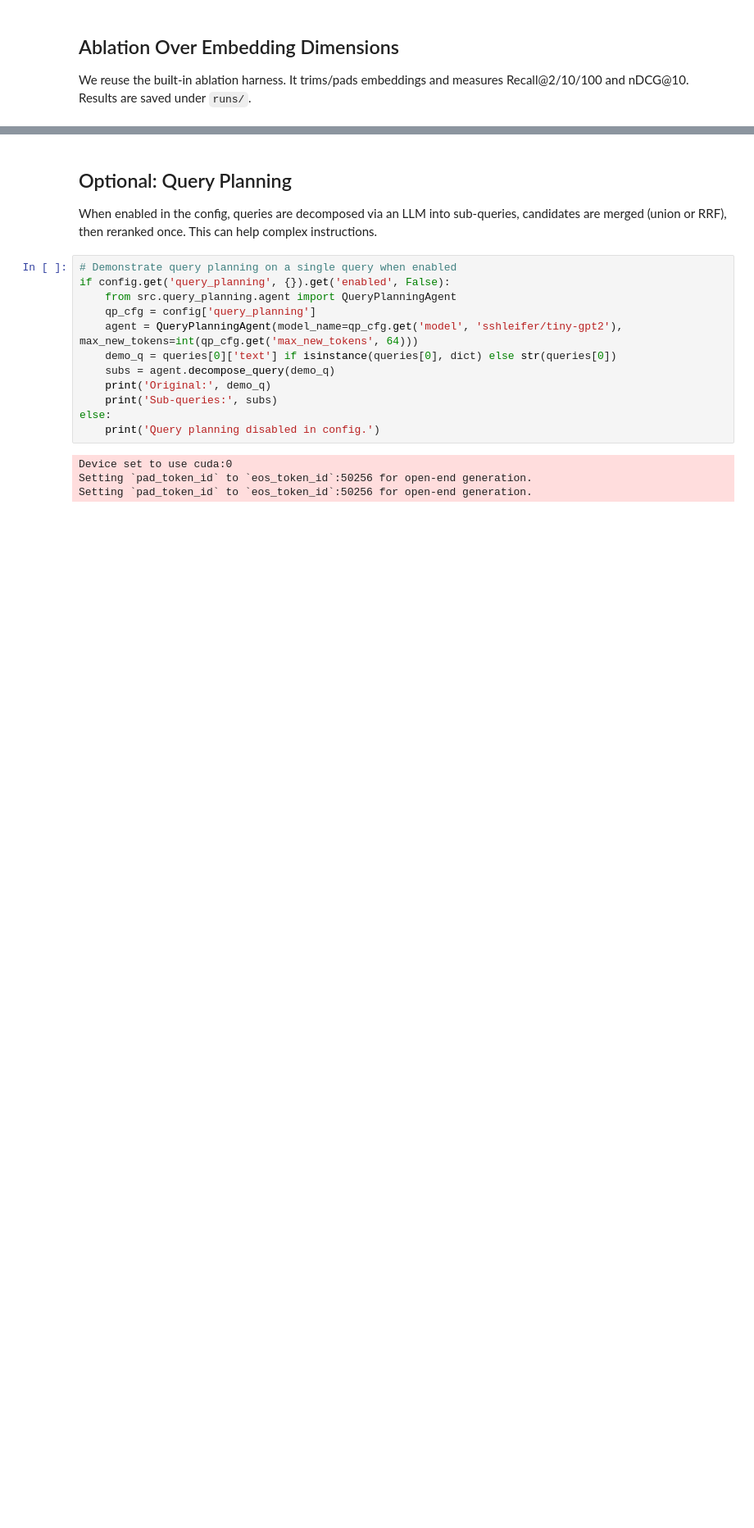
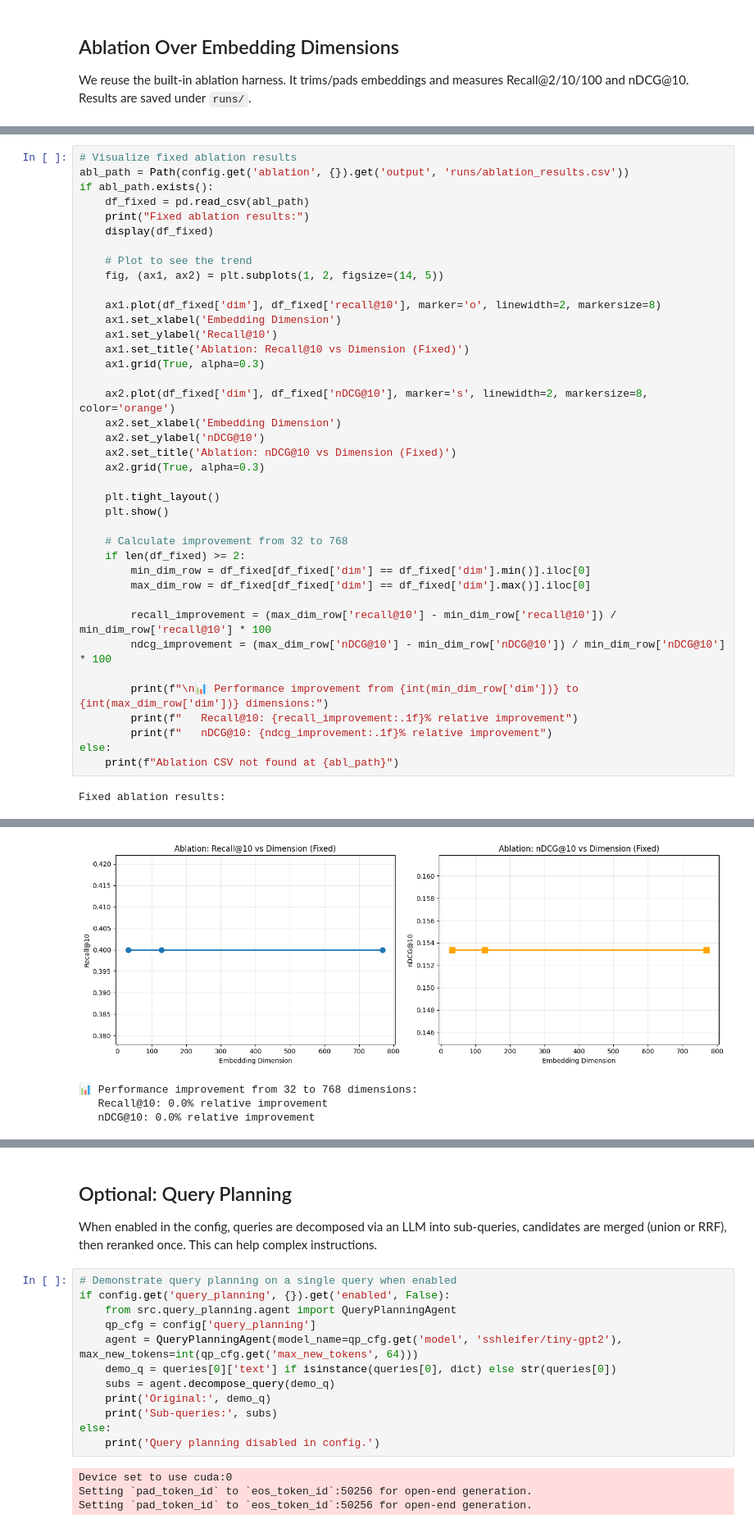
Before and after one commit to Dybal-Ilia/limit, a Jupyter notebook: src/notebooks/limit_analysis.ipynb, the cells around one changed output, grey strips where cells are left out. Shown: that part at 82% size. Saved outputs shown, nothing was run; the diff lists cells and outputs as text; blank space fills up the shorter version.

```diff
--- a/src/notebooks/limit_analysis.ipynb
+++ b/src/notebooks/limit_analysis.ipynb
@@ -329,0 +476,41 @@ else:
+# %%
+# Visualize fixed ablation results
+abl_path = Path(config.get('ablation', {}).get('output', 'runs/ablation_results.csv'))
+if abl_path.exists():
+    df_fixed = pd.read_csv(abl_path)
+    print("Fixed ablation results:")
+    display(df_fixed)
+
+    # Plot to see the trend
+    fig, (ax1, ax2) = plt.subplots(1, 2, figsize=(14, 5))
+
+    ax1.plot(df_fixed['dim'], df_fixed['recall@10'], marker='o', linewidth=2, markersize=8)
+    ax1.set_xlabel('Embedding Dimension')
+    ax1.set_ylabel('Recall@10')
+    ax1.set_title('Ablation: Recall@10 vs Dimension (Fixed)')
+    ax1.grid(True, alpha=0.3)
+
+    ax2.plot(df_fixed['dim'], df_fixed['nDCG@10'], marker='s', linewidth=2, markersize=8, color='orange')
+    ax2.set_xlabel('Embedding Dimension')
+    ax2.set_ylabel('nDCG@10')
+    ax2.set_title('Ablation: nDCG@10 vs Dimension (Fixed)')
+    ax2.grid(True, alpha=0.3)
+
+    plt.tight_layout()
+    plt.show()
+
+    # Calculate improvement from 32 to 768
+    if len(df_fixed) >= 2:
+        min_dim_row = df_fixed[df_fixed['dim'] == df_fixed['dim'].min()].iloc[0]
+        max_dim_row = df_fixed[df_fixed['dim'] == df_fixed['dim'].max()].iloc[0]
+
+        recall_improvement = (max_dim_row['recall@10'] - min_dim_row['recall@10']) / min_dim_row['recall@10'] * 100
+        ndcg_improvement = (max_dim_row['nDCG@10'] - min_dim_row['nDCG@10']) / min_dim_row['nDCG@10'] * 100
+
+        print(f"\n📊 Performance improvement from {int(min_dim_row['dim'])} to {int(max_dim_row['dim'])} dimensions:")
+        print(f"   Recall@10: {recall_improvement:.1f}% relative improvement")
+        print(f"   nDCG@10: {ndcg_improvement:.1f}% relative improvement")
+else:
+    print(f"Ablation CSV not found at {abl_path}")
+# %% [output]
+Fixed ablation results:
@@ -329,0 +521,4 @@ else:
+[figure, added]
+📊 Performance improvement from 32 to 768 dimensions:
+   Recall@10: 0.0% relative improvement
+   nDCG@10: 0.0% relative improvement
```
Also changed, not shown: parts of 17 cells of this notebook.
